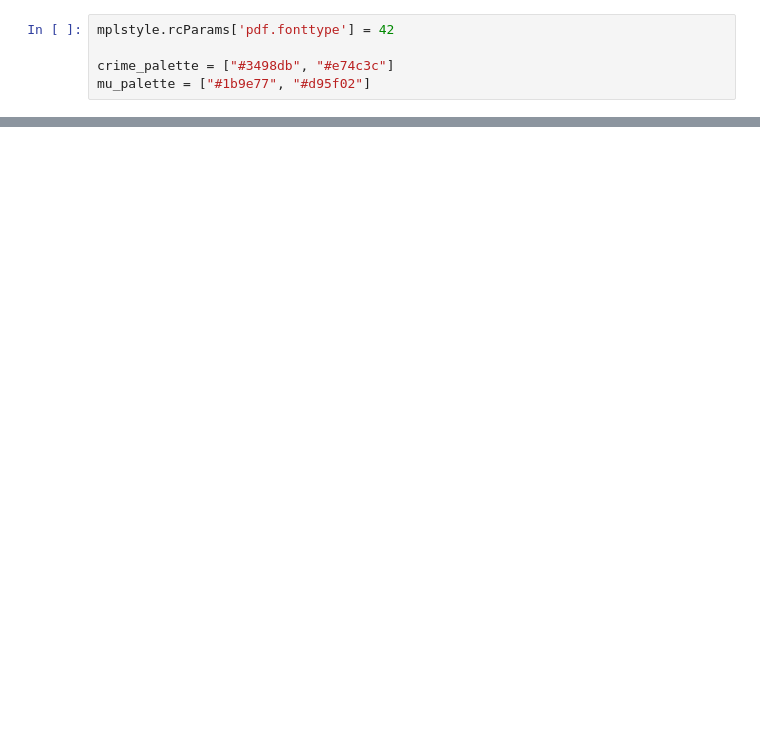
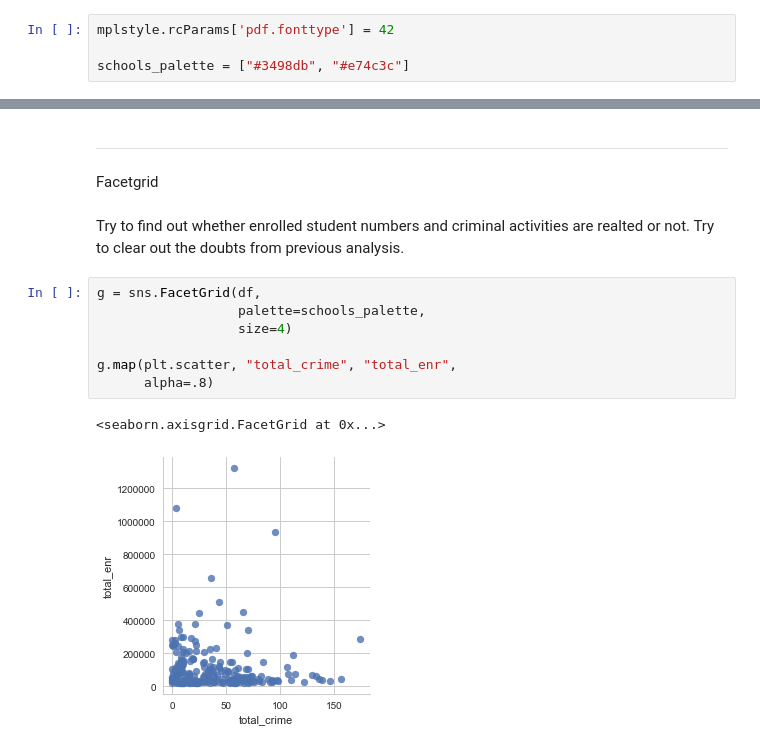
Before and after one commit to Mai-Haotian/advanced-dataj-Haotian, a Jupyter notebook: data analysis/data+analysis+assignment.ipynb, the cells around one changed output, grey strips where cells are left out. Saved outputs shown, nothing was run; the diff lists cells and outputs as text; blank space fills up the shorter version.

```diff
--- a/data analysis/data+analysis+assignment.ipynb
+++ b/data analysis/data+analysis+assignment.ipynb
@@ -9,6 +10,5 @@ import matplotlib.pyplot as plt
 # %%
 mplstyle.rcParams['pdf.fonttype'] = 42
 
-crime_palette = ["#3498db", "#e74c3c"]
-mu_palette = ["#1b9e77", "#d95f02"]
+schools_palette = ["#3498db", "#e74c3c"]
 # %%
@@ -19,0 +81,16 @@ NameError: name 'schools' is not defined
+# %% [markdown]
+----------------------------------------------------------------------------------------------------------------------
+# %% [markdown]
+Facetgrid
+# %% [markdown]
+Try to find out whether enrolled student numbers and criminal activities are realted or not. Try to clear out the doubts from previous analysis.
+# %%
+g = sns.FacetGrid(df,
+                  palette=schools_palette,
+                  size=4)
+
+g.map(plt.scatter, "total_crime", "total_enr",
+      alpha=.8)
+# %% [output]
+<seaborn.axisgrid.FacetGrid at 0x...>
+[figure, added]
```
Also changed, not shown: parts of 40 cells of this notebook, 1 other file.
